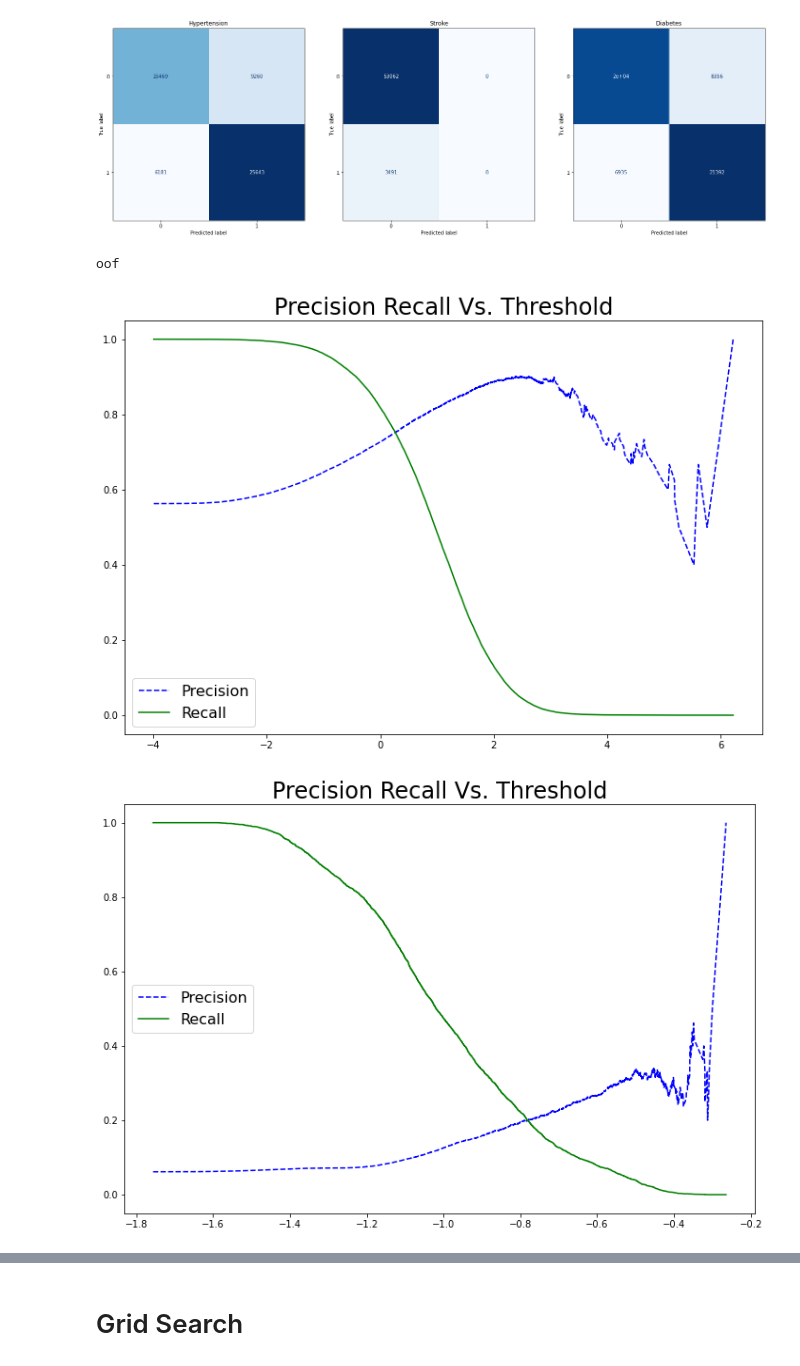
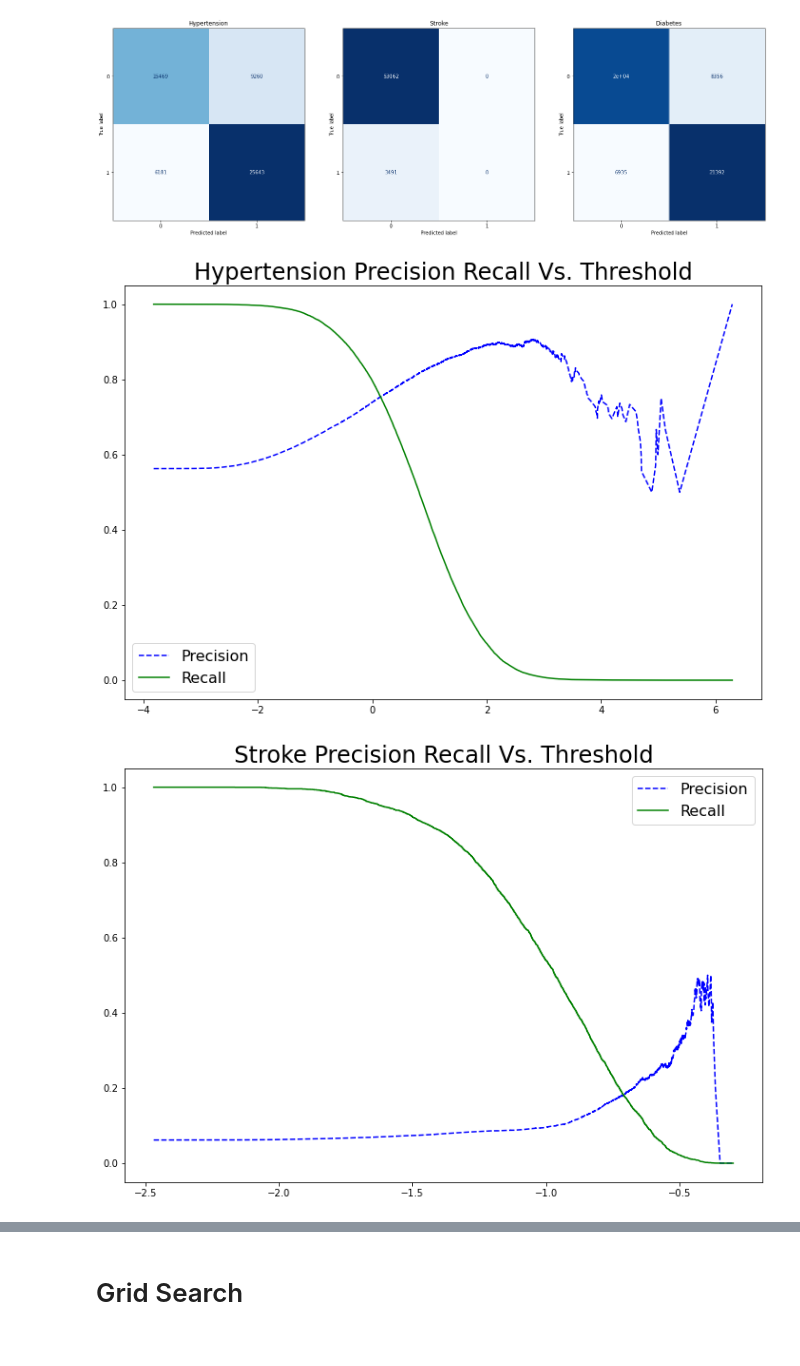
Before and after one commit to CharlesPizza/HealthRiskAssessment, a Jupyter notebook: Health Prediction.ipynb, the cells around one changed output, grey strips where cells are left out. Drawn from its saved outputs; the diff is of its cells as text; code cells hidden in the pictures.

Commit message:
Fixed Precision recall curve function out of bounds error

```diff
--- a/Health Prediction.ipynb
+++ b/Health Prediction.ipynb
@@ -508,7 +508,7 @@ from sklearn.model_selection import cross_val_score
 # Plot Precision Recall Curve Single Label
 def predict_pr_curve(model, X, y, method='predict', jobs=2, title='Precision Recall Vs. Threshold'):
     if y.shape > y[:, None].shape:
-        for idx, i in enumerate(y):
+        for idx, i in enumerate(range(y_train_multilabel.shape[1])):
             predict_pr_curve(model, X, y[:, idx], method=method, jobs=jobs, title=f'{title[idx]} Precision Recall Vs. Threshold')
         return
     y_train_pred = cross_val_predict(model, X, y, cv=3, n_jobs=jobs, method=method)
@@ -597,14 +597,8 @@ y_train_pred = cross_val_predict(sgd_moc, health_prepared, y_train_multilabel)
 plot_multi_cm(y_train_pred)
 # %% [output]
 [figure]
-# %%
-if y_train_multilabel.shape > y_train_multilabel[:, None].shape:
-    print('oof')
-# %% [output]
-oof
 # %%
-for idx, i in enumerate(labels):
-    predict_pr_curve(sgd_moc.estimator, health_prepared, y_train_multilabel[:, idx], method='decision_function', jobs=2)
+predict_pr_curve(sgd_moc.estimator, health_prepared, y_train_multilabel, method='decision_function',title=labels, jobs=2)
 # %% [output]
-[figure, old version]
+[figure, new version]
-[figure, old version]
+[figure, new version]
```
Also changed, not shown: parts of 1 cell of this notebook.
